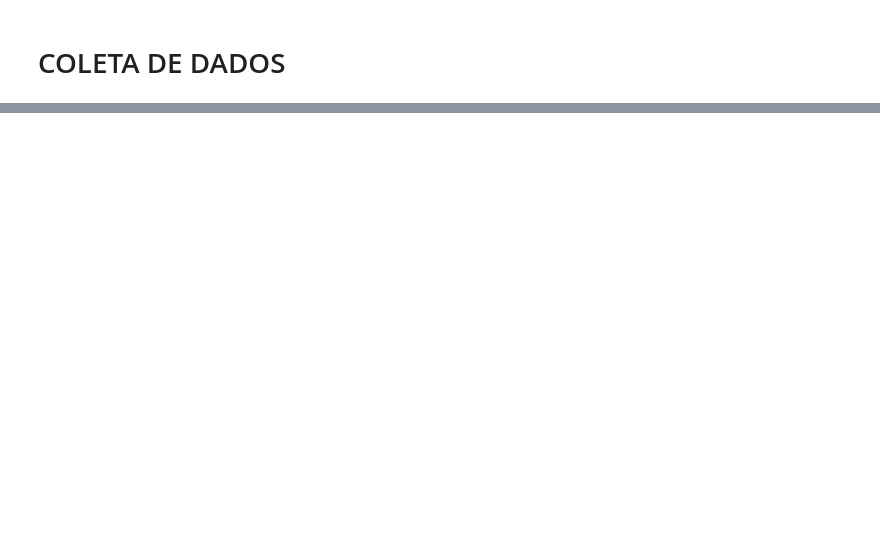
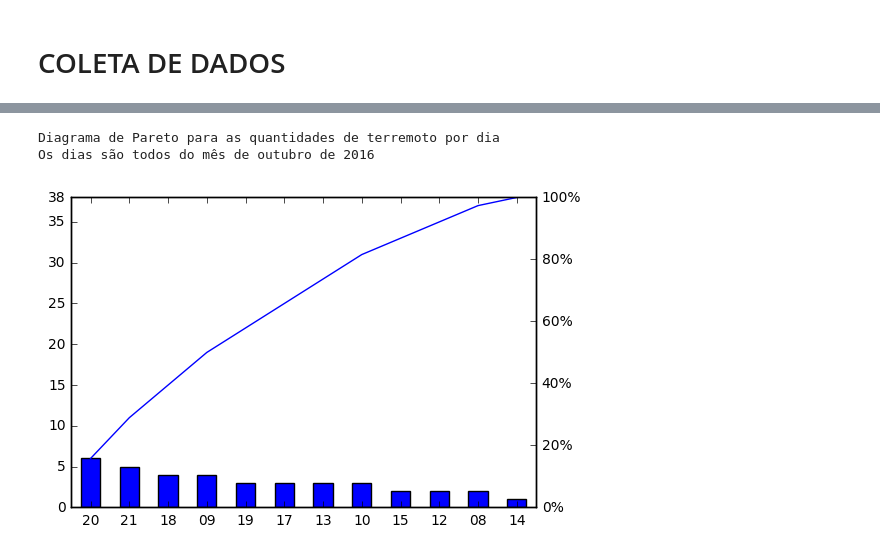
Before and after one commit to diego-lima/estudos, a Jupyter notebook: webscrape/earthquakes.ipynb, the cells around one changed output, grey strips where cells are left out. Drawn from its saved outputs; the diff is of its cells as text; code cells hidden in the pictures; blank space fills up the shorter version.

```diff
--- a/webscrape/earthquakes.ipynb
+++ b/webscrape/earthquakes.ipynb
@@ -124,0 +168,10 @@ plt.plot([1,2,2,3])
+# %%
+dias = [data.strftime("%d") for data in datas]
+print 'Diagrama de Pareto para as quantidades de terremoto por dia'
+pareto(ocorrencias,dias,data_kw={'width': 0.5,
+    'color': 'b'})
+print "Os dias são todos do mês de outubro de 2016"
+# %% [output]
+Diagrama de Pareto para as quantidades de terremoto por dia
+Os dias são todos do mês de outubro de 2016
+[figure, added]
```
Also changed, not shown: parts of 23 cells of this notebook.
